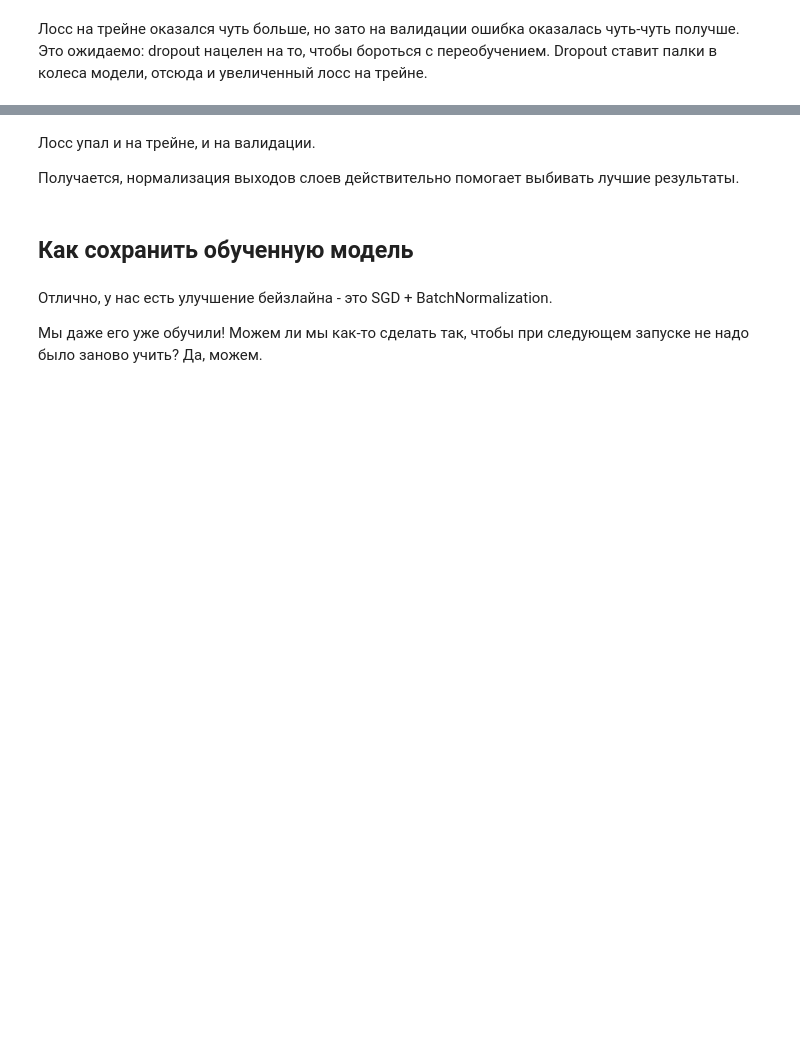
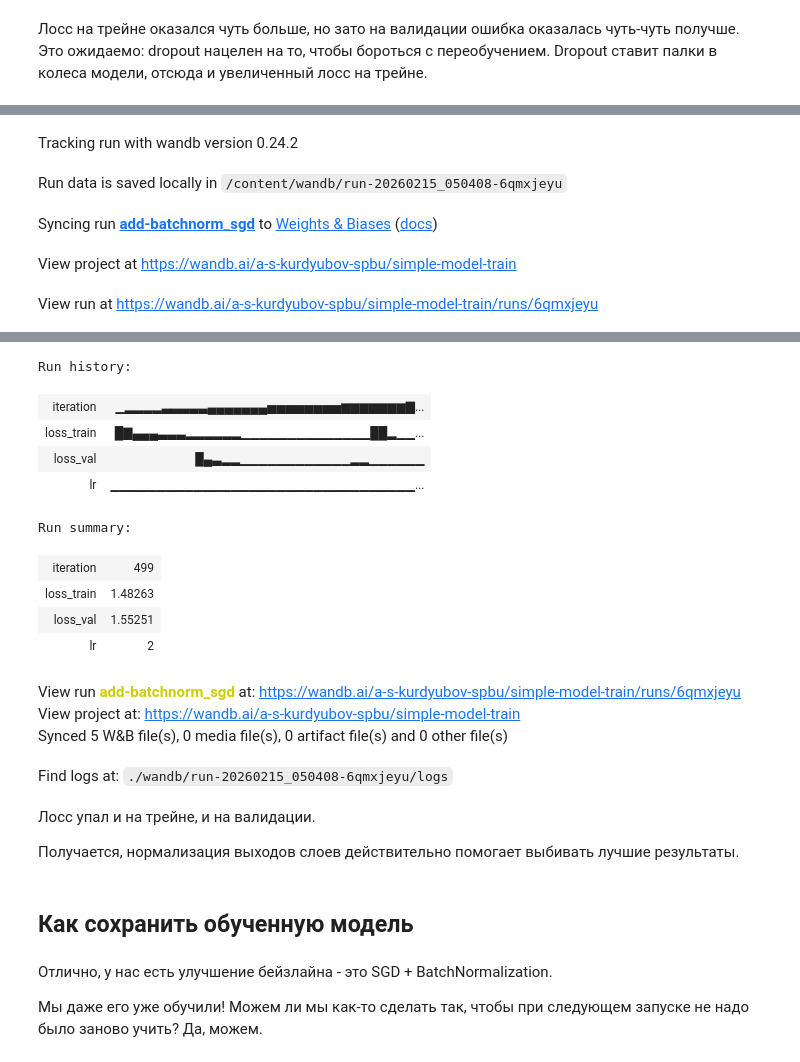
Before and after one commit to AndreyKurdyubov/Karpov.courses_DL, a Jupyter notebook: Base_DL/lesson3_reproducibility.ipynb, the cells around one changed output, grey strips where cells are left out. Cells and saved outputs as stored; diff of their text form; code cells hidden in the pictures; blank space fills up the shorter version.

```diff
--- a/Base_DL/lesson3_reproducibility.ipynb
+++ b/Base_DL/lesson3_reproducibility.ipynb
@@ -616,6 +743,7 @@ config = TrainConfig(
     optimizer_type="sgd",
 )
 model = BatchNormModel(num_classes=len(ohe.classes_))
-optim = train_loop(
-    model, X_train, y_train, X_val, y_val, config=config, run_name="add-batchnorm"
+optim = train_loop_dev(
+    model, X_train, y_train, X_val, y_val, config=config, run_name="add-batchnorm_sgd"
 )
+# %% [output]
@@ -621,0 +751,5 @@ optim = train_loop(
+Tracking run with wandb version 0.24.2
+Run data is saved locally in /content/wandb/run-20260215_050408-6qmxjeyu
+Syncing run add-batchnorm_sgd to Weights & Biases (docs)
+View project at https://wandb.ai/a-s-kurdyubov-spbu/simple-model-train
+View run at https://wandb.ai/a-s-kurdyubov-spbu/simple-model-train/runs/6qmxjeyu
@@ -622,3 +757,17 @@ optim = train_loop(
+Run history:
+| iteration | ▁▂▂▂▂▃▃▃▃▃▄▄▄▄▄▄▄▅▅▅▅▅▅▅▅▆▆▆▆▆▆▆▇... |
+| loss_train | █▇▄▄▄▃▃▃▂▂▂▂▂▂▁▁▁▁▁▁▁▁▁▁▁▁▁▁██▂▁▁... |
+| loss_val | █▄▃▂▂▁▁▁▁▁▁▁▁▁▁▁▁▂▂▁▁▁▁▁▁ |
+| lr | ▁▁▁▁▁▁▁▁▁▁▁▁▁▁▁▁▁▁▁▁▁▁▁▁▁▁▁▁▁▁▁▁▁... |
+Run summary:
+| iteration | 499 |
+| loss_train | 1.48263 |
+| loss_val | 1.55251 |
+| lr | 2 |
+View run add-batchnorm_sgd at: https://wandb.ai/a-s-kurdyubov-spbu/simple-model-train/runs/6qmxjeyu
+View project at: https://wandb.ai/a-s-kurdyubov-spbu/simple-model-train
+Synced 5 W&B file(s), 0 media file(s), 0 artifact file(s) and 0 other file(s)
+Find logs at: ./wandb/run-20260215_050408-6qmxjeyu/logs
 # %% [markdown]
 Лосс упал и на трейне, и на валидации.
 
```
Also changed, not shown: parts of 19 cells of this notebook, 2 other files.
